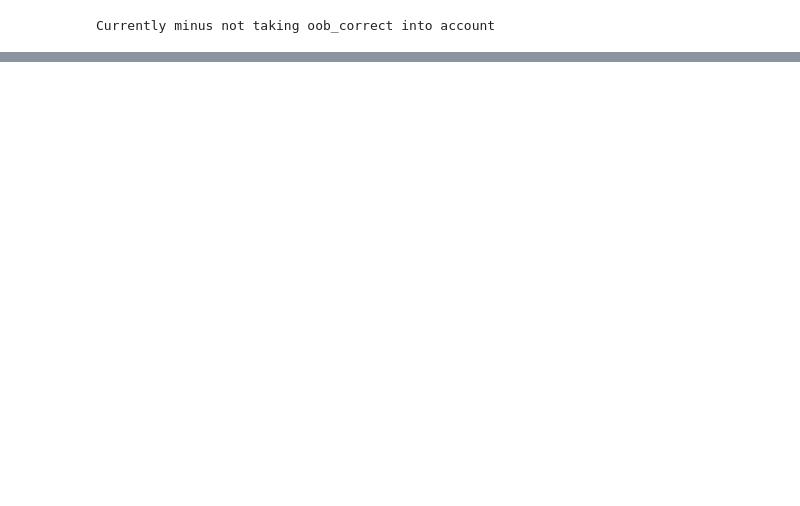
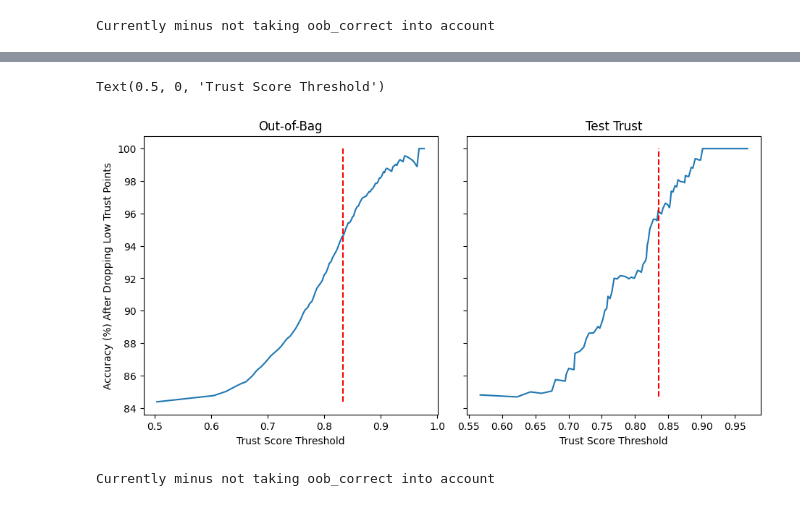
Before and after one commit to jakerhodes/RF-GAP-Python, a Jupyter notebook: trust_score_plots.ipynb, the cells around one changed output, grey strips where cells are left out. Cells and saved outputs as stored; diff of their text form; code cells hidden in the pictures; blank space fills up the shorter version.

```diff
--- a/trust_score_plots.ipynb
+++ b/trust_score_plots.ipynb
@@ -167,0 +156,44 @@ Text(0.5, 0, 'Trust Score Quantiles')
+# %%
+# Check accuracy after dropping unclassifiable points
+oob_drop_accuracy = []
+test_drop_accuracy = []
+
+for q in oob_trust_quantiles:
+
+    idx_temp = trust_scores_oob > q
+    idx_temp_test = trust_scores_test > q
+
+    oob_preds = np.argmax(rf.oob_decision_function_, axis = 1)[idx_temp]
+    oob_drop_accuracy.append(np.mean(y_train[idx_temp] == oob_preds))
+
+    try:
+        test_drop_accuracy.append(np.mean(y_test[idx_temp_test] == rf.predict(x_test[idx_temp_test])))
+
+    except:
+        test_drop_accuracy.append(1)
+
+oob_drop_accuracy = np.array(oob_drop_accuracy)
+test_drop_accuracy = np.array(test_drop_accuracy)
+# %%
+fig, axes = plt.subplots(1, 2, figsize = (11, 5), sharey = True)
+plt.subplots_adjust(hspace = 0.5, wspace = 0.1)
+
+sns.lineplot(ax = axes[0], x = oob_trust_quantiles, y = oob_drop_accuracy * 100)
+sns.lineplot(ax = axes[1], x = test_trust_quantiles, y = test_drop_accuracy * 100)
+
+axes[0].vlines(x = np.mean(trust_scores_oob), color = 'red', linestyle = '--',
+               ymin = np.min(oob_drop_accuracy) * 100, ymax = np.max(oob_drop_accuracy) * 100)
+
+axes[1].vlines(x = np.mean(trust_scores_test), color = 'red', linestyle = '--',
+               ymin = np.min(test_drop_accuracy) * 100, ymax = np.max(test_drop_accuracy) * 100)
+
+
+axes[0].set_title('Out-of-Bag')
+axes[0].set_ylabel('Accuracy (%) After Dropping Low Trust Points')
+axes[0].set_xlabel('Trust Score Threshold')
+
+axes[1].set_title('Test Trust')
+axes[1].set_xlabel('Trust Score Threshold')
+# %% [output]
+Text(0.5, 0, 'Trust Score Threshold')
+[figure, added]
@@ -167,0 +202,6 @@ Text(0.5, 0, 'Trust Score Quantiles')
+# %%
+rffull = RFGAP(oob_score = True, random_state = 42)
+rffull.fit(x, y)
+full_trust_scores = rffull.get_trust_scores()
+# %% [output]
+Currently minus not taking oob_correct into account
```
Also changed, not shown: parts of 9 cells of this notebook.
